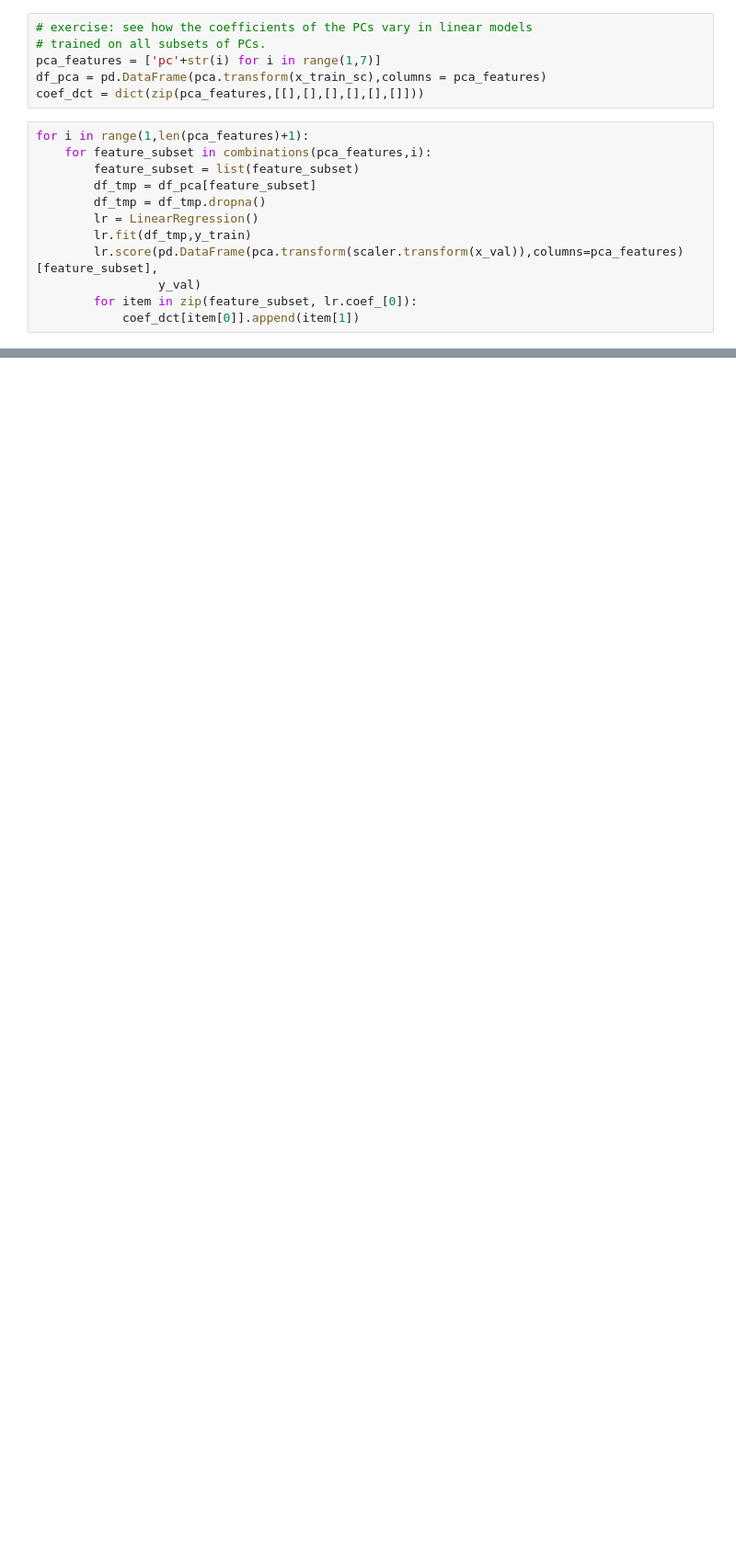
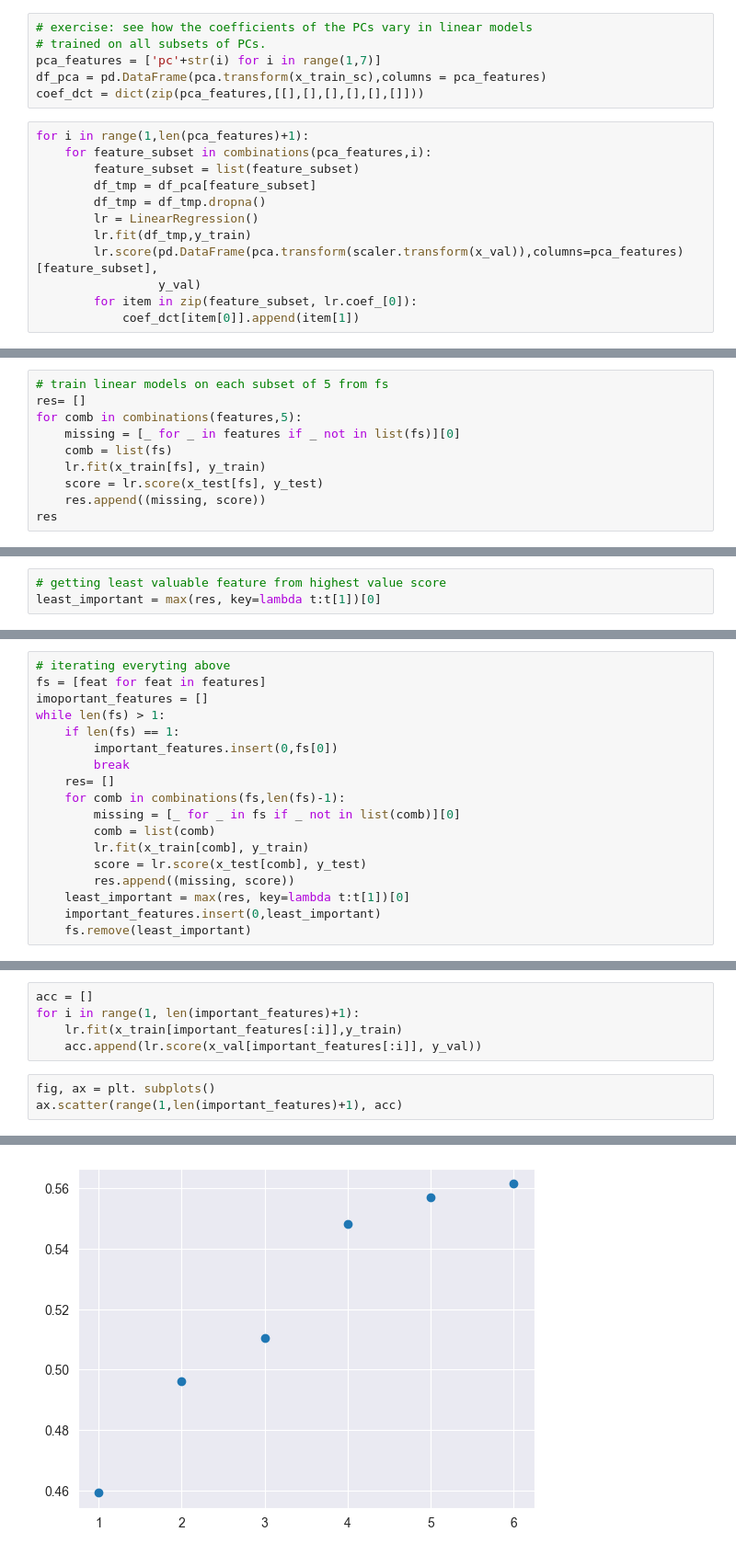
Before and after one commit to Nivlac3213/DS312, a Jupyter notebook: Class Notebooks/312_2023-09-22.ipynb, the cells around one changed output, grey strips where cells are left out. Shown: that part at 92% size. Cells and saved outputs as stored; diff of their text form; blank space fills up the shorter version.

```diff
--- a/Class Notebooks/312_2023-09-22.ipynb
+++ b/Class Notebooks/312_2023-09-22.ipynb
@@ -154,0 +258,10 @@ pd.DataFrame(coef_dct)
+# %%
+# train linear models on each subset of 5 from fs
+res= []
+for comb in combinations(features,5):
+    missing = [_ for _ in features if _ not in list(fs)][0]
+    comb = list(fs)
+    lr.fit(x_train[fs], y_train)
+    score = lr.score(x_test[fs], y_test)
+    res.append((missing, score))
+res
@@ -154,0 +275,3 @@ pd.DataFrame(coef_dct)
+# %%
+# getting least valuable feature from highest value score
+least_important = max(res, key=lambda t:t[1])[0]
@@ -154,0 +280,18 @@ pd.DataFrame(coef_dct)
+# %%
+# iterating everyting above
+fs = [feat for feat in features]
+imoportant_features = []
+while len(fs) > 1:
+    if len(fs) == 1:
+        important_features.insert(0,fs[0])
+        break
+    res= []
+    for comb in combinations(fs,len(fs)-1):
+        missing = [_ for _ in fs if _ not in list(comb)][0]
+        comb = list(comb)
+        lr.fit(x_train[comb], y_train)
+        score = lr.score(x_test[comb], y_test)
+        res.append((missing, score))
+    least_important = max(res, key=lambda t:t[1])[0]
+    important_features.insert(0,least_important)
+    fs.remove(least_important)
@@ -154,0 +307,9 @@ pd.DataFrame(coef_dct)
+# %%
+acc = []
+for i in range(1, len(important_features)+1):
+    lr.fit(x_train[important_features[:i]],y_train)
+    acc.append(lr.score(x_val[important_features[:i]], y_val))
+# %%
+fig, ax = plt. subplots()
+ax.scatter(range(1,len(important_features)+1), acc)
+# %% [output]
@@ -154,0 +317 @@ pd.DataFrame(coef_dct)
+[figure, added]
```
Also changed, not shown: parts of 27 cells of this notebook, 8 other files.
